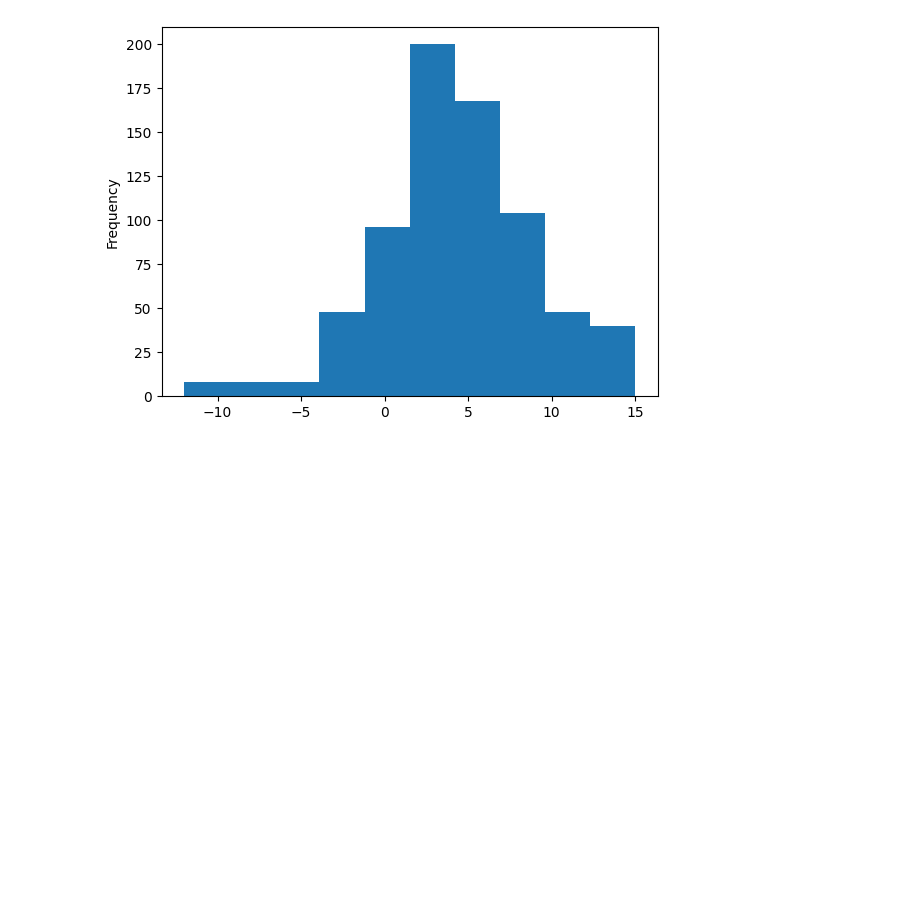
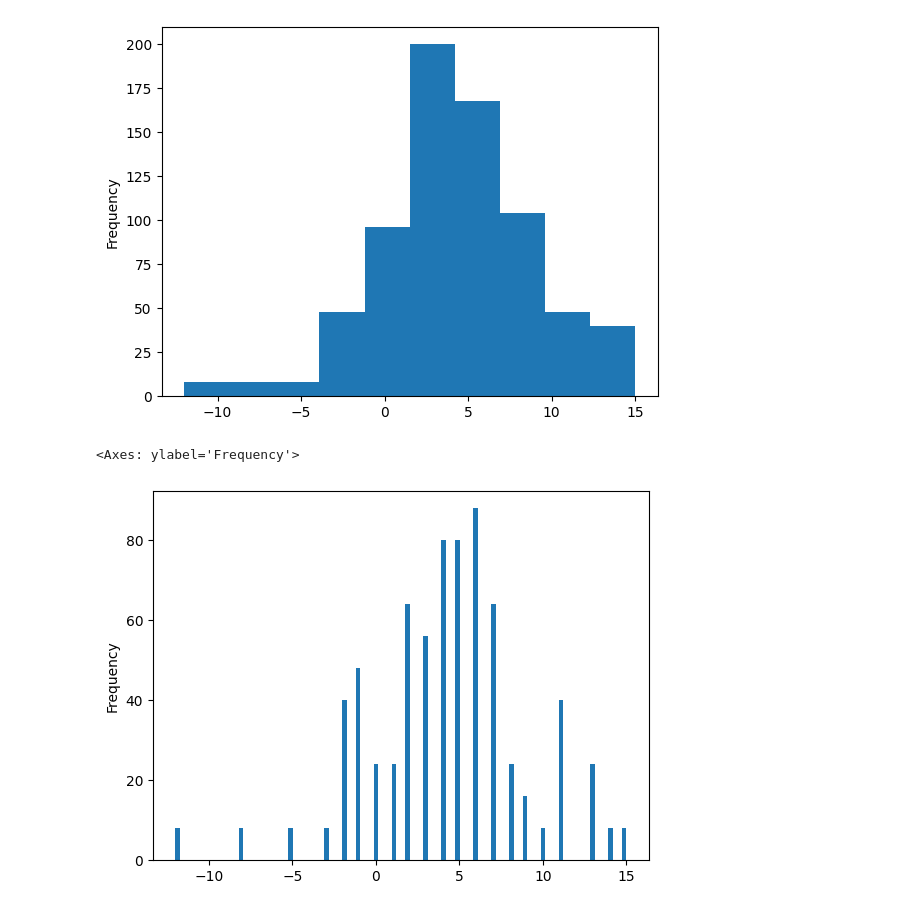
Before and after one commit to reuven/apple-2025-05May-29-visualization, a Jupyter notebook: 2025-05May-29-visualization.ipynb, the cells around one changed output. Saved outputs shown, nothing was run; the diff lists cells and outputs as text; code cells hidden in the pictures; blank space fills up the shorter version.

```diff
--- a/2025-05May-29-visualization.ipynb
+++ b/2025-05May-29-visualization.ipynb
@@ -314,3 +314,8 @@ s.plot.hist()
 # %% [output]
 <Axes: ylabel='Frequency'>
 [figure]
+# %%
+s.plot.hist(bins=100)
+# %% [output]
+<Axes: ylabel='Frequency'>
+[figure, added]
```
Also changed, not shown: parts of 2 cells of this notebook.
